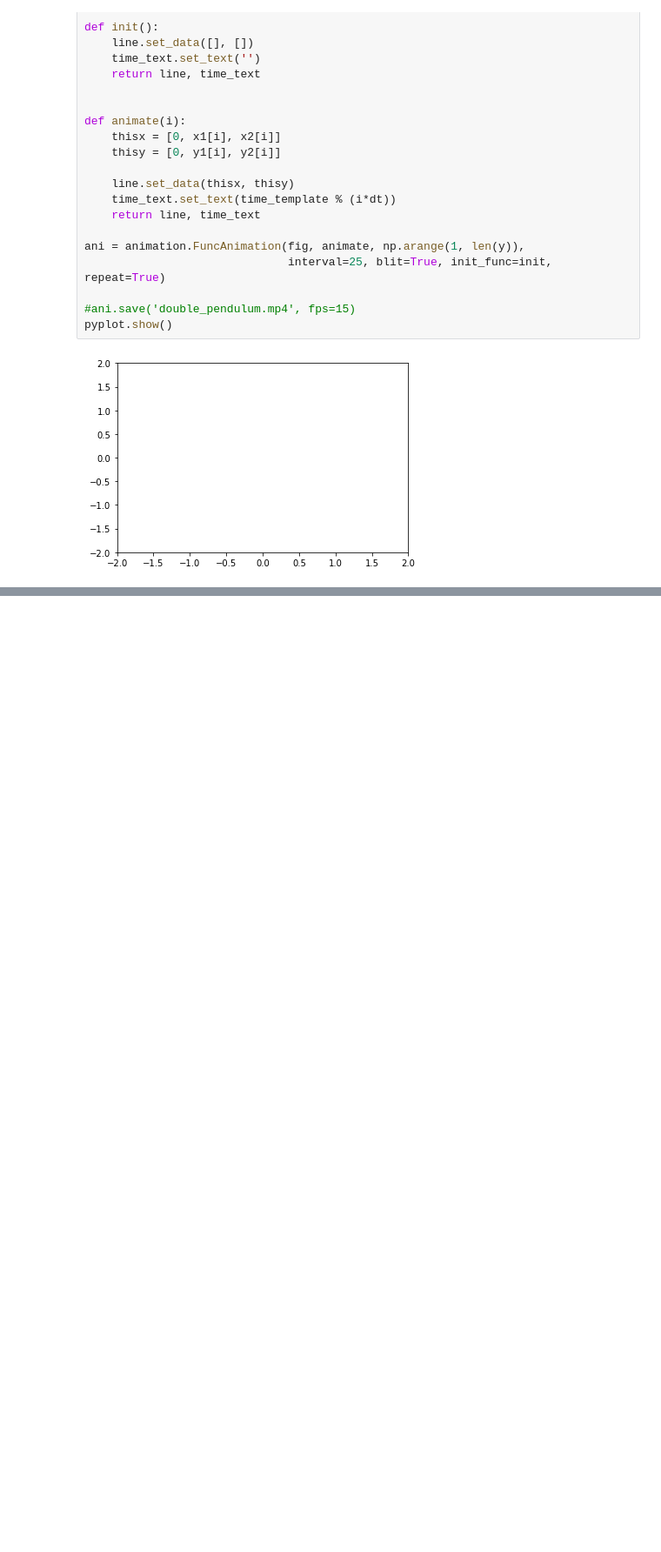
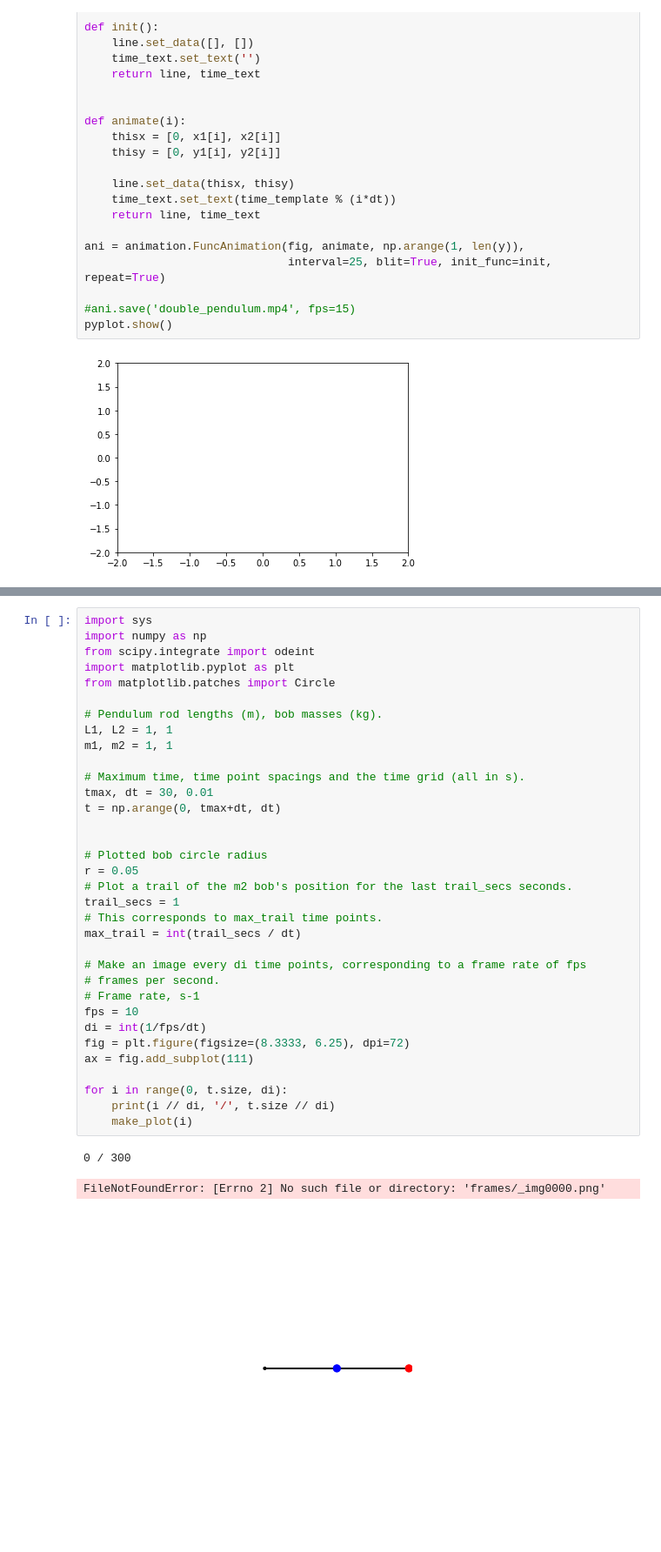
Before and after one commit to luciouw/first_repo-1, a Jupyter notebook: Double_pendule.ipynb, the cells around one changed output, grey strips where cells are left out. Shown at 87% size. Saved outputs shown, nothing was run; the diff lists cells and outputs as text; blank space fills up the shorter version.

```diff
--- a/Double_pendule.ipynb
+++ b/Double_pendule.ipynb
@@ -368,0 +369,38 @@ pyplot.show()
+# %%
+import sys
+import numpy as np
+from scipy.integrate import odeint
+import matplotlib.pyplot as plt
+from matplotlib.patches import Circle
+
+# Pendulum rod lengths (m), bob masses (kg).
+L1, L2 = 1, 1
+m1, m2 = 1, 1
+
+# Maximum time, time point spacings and the time grid (all in s).
+tmax, dt = 30, 0.01
+t = np.arange(0, tmax+dt, dt)
+
+
+# Plotted bob circle radius
+r = 0.05
+# Plot a trail of the m2 bob's position for the last trail_secs seconds.
+trail_secs = 1
+# This corresponds to max_trail time points.
+max_trail = int(trail_secs / dt)
+
+# Make an image every di time points, corresponding to a frame rate of fps
+# frames per second.
+# Frame rate, s-1
+fps = 10
+di = int(1/fps/dt)
+fig = plt.figure(figsize=(8.3333, 6.25), dpi=72)
+ax = fig.add_subplot(111)
+
+for i in range(0, t.size, di):
+    print(i // di, '/', t.size // di)
+    make_plot(i)
+# %% [output]
+0 / 300
+FileNotFoundError: [Errno 2] No such file or directory: 'frames/_img0000.png'
+[figure, added]
```
Also changed, not shown: parts of 11 cells of this notebook.
